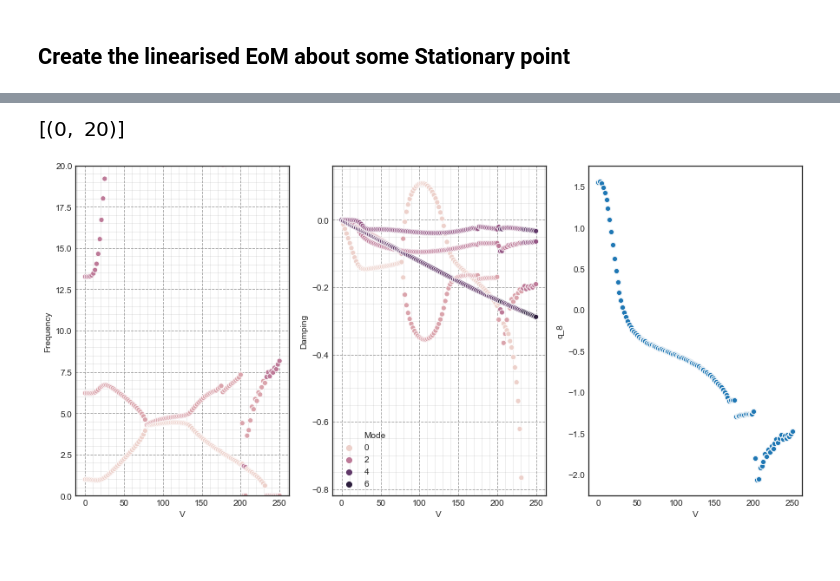
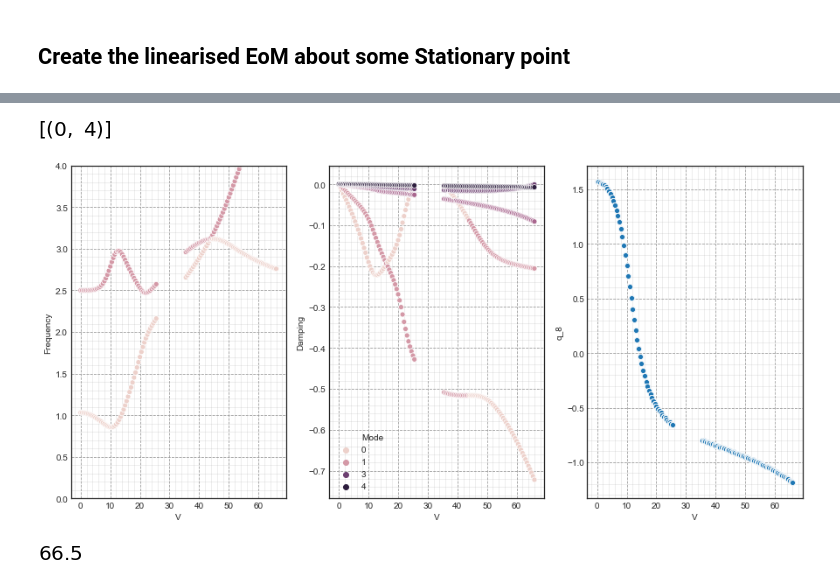
Before and after one commit to fh9g12/FwtModels, a Jupyter notebook: Workbooks/5_Non-linear FWTD Assumed Shapes/4_AssumedShapesV2-Flutter Plots.ipynb, the cells around one changed output, grey strips where cells are left out. Drawn from its saved outputs; the diff is of its cells as text; code cells hidden in the pictures; blank space fills up the shorter version.

```diff
--- a/Workbooks/5_Non-linear FWTD Assumed Shapes/4_AssumedShapesV2-Flutter Plots.ipynb
+++ b/Workbooks/5_Non-linear FWTD Assumed Shapes/4_AssumedShapesV2-Flutter Plots.ipynb
@@ -341,0 +342,5 @@ p.GJ.value = 600
+# %%
+aoa = []
+for i in data['q']:
+    aoa.append(i[-2])
+plt.plot(data['v'],aoa)
@@ -342,17 +350,4 @@ p.GJ.value = 600
 # %%
-df = pd.DataFrame(columns=['v','aoa','q','Lambda'])
-vs = np.linspace(0,250,121)
-pLast = [0]*p.qs
-pLast[-1] = np.pi/2
-for v in vs:
-    p.V.value = v
-    pLast = minimize(func_obj,pLast,method='Powell',args=(v)).x
-    v0 = [0]*p.qs
-    y0 = [j for i in range(len(p0)) for j in [pLast[i],v0[i]]]
-    df = df.append({'aoa' : np.rad2deg(p.alpha_r(0,y0)), 'v' : v,'q':y0,'Lambda':np.rad2deg(p.Lambda.value)} , ignore_index=True)
-    pLast
-data = df
-
 flutdfv2 = pd.DataFrame()
 for i in range(0,len(data)):
     # get the fixed point
@@ -362,7 +357,9 @@ for i in range(0,len(data)):
     #j_lp = func(data['v'].iloc[i],np.deg2rad(data['Lambda'].iloc[i]),ratio,lp)
     # get eigen value information
     #jac_dat = dof2.ExtractEigenValueData(j_lp,sortby='Damping')
-    evals, evecs = eig(*func(data['v'].iloc[i],data['q'].iloc[i],p.GJ.value))
+    p.V.value = data['v'].iloc[i]
+    values = tuple([i.value for i in ignores])
+    evals, evecs = eig(*func(*values,data['q'].iloc[i]))
     jac_dat = mf.ExtractEigenValueData(evals,evecs,sortby='Frequency')
 
     # populate test specific data
@@ -375,4 +372,3 @@ for i in range(0,len(data)):
     flutdfv2 = flutdfv2.append(jac_dat,sort=False)
 
 flutdfv2 = flutdfv2.reset_index(drop=True)
-flutdfv2
@@ -393,37 +375,28 @@ flutdfv2
 # %%
 #data = flutdf[(flutdf['aoa']==5) & (flutdf['Damping']<0)]
 #data = flutdfv2[(flutdfv2['Stable'])]
 #data = flutdfv2[flutdfv2['Lambda']==10]
-data = flutdfv2
+data = flutdfv2[flutdfv2['Stable']]
+#data = flutdfv2
 fig, axes = plt.subplots(1,3,figsize=(15,7))
 
 
 sns.scatterplot(data=data,x='V',y='Frequency',hue='Mode',ax=axes[0],legend=False)
 sns.scatterplot(data=data,x='V',y='Damping',hue='Mode',ax=axes[1])
 sns.scatterplot(data=data,x='V',y=f'q_{p.qs*2-2}',ax=axes[2])
 
-
-#axes[1].annotate('Flutter Speed Constant',xy=(41, -0.01),  xycoords='data',
-#            xytext=(40, -0.1),
-#            arrowprops=dict(facecolor='black', shrink=0.01,width=1))
-
-#axes[1].annotate('Below flutter speed FWTD stabilises \nthe other mode',xy=(30, -0.05),  xycoords='data',
-#            xytext=(20, -0.18),
-#            arrowprops=dict(facecolor='black', shrink=0.01,width=1))
-
-#axes[1].annotate('Instability has a peak, and its magnitude is a function of mass ratio and flare angle ',xy=(40, 0.2),  xycoords='data',
-#            xytext=(-3.5, 0.25),
-#            arrowprops=dict(facecolor='black', shrink=0.01,width=1))
-
-#sns.scatterplot(data=data,x='V',y='Damping',hue='Mass Ratio',style='Lambda',ax=axes[1],s=10,edgecolor = 'none')
-for i in [0,1]:
+for i in [0,1,2]:
     #axes[i].set(xlim=(0,60))
     axes[i].grid(b=True, which='major', color='#999999', linestyle='--')
     axes[i].minorticks_on()
     axes[i].grid(b=True, which='minor', color='#999999', linestyle='-', alpha=0.2)
     #axes[i].set(xlim=(0,60))
 #axes[0].set(ylim=(0.5,3))
-axes[0].set(ylim=(0,20))
+axes[0].set(ylim=(0,4))
 # %% [output]
-[figure, old version]
+[figure, new version]
-[figure, old version]
+[figure, new version]
+# %%
+flutdfv2[flutdfv2['Stable']]['V'].max()
+# %% [output]
+[figure, added]
```
Also changed, not shown: parts of 26 cells of this notebook, 1 other file.
